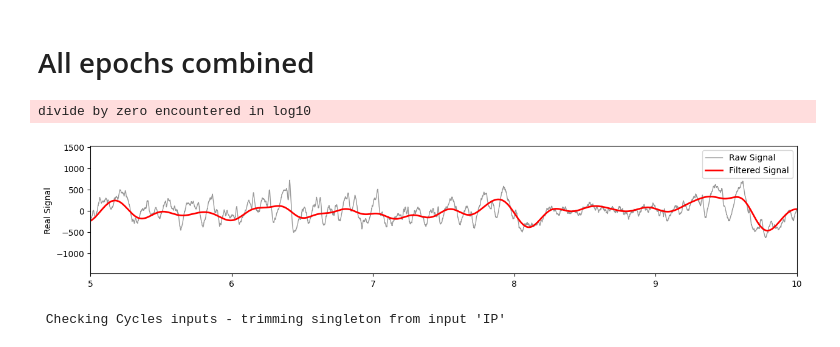
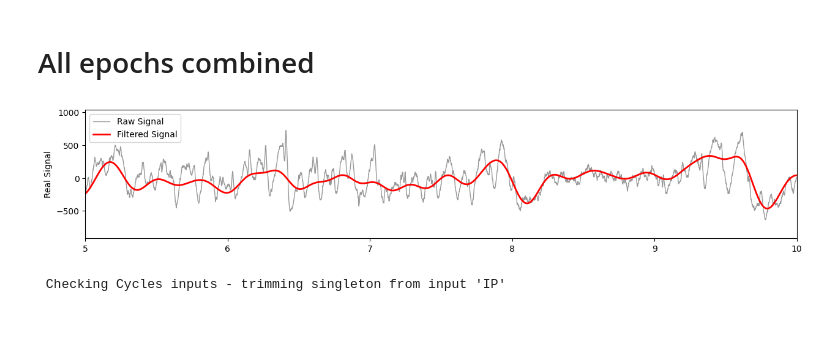
Before and after one commit to AbdelRayan/AutomaticSleepScoring, a Jupyter notebook: Nikhil/Delta_Detection.ipynb, the cells around one changed output. Cells and saved outputs as stored; diff of their text form; code cells hidden in the pictures.

```diff
--- a/Nikhil/Delta_Detection.ipynb
+++ b/Nikhil/Delta_Detection.ipynb
@@ -354,44 +355,41 @@ plt.ylabel('Trough values');
 # %% [markdown]
 # All epochs combined
 # %%
+# Joining all the NREM epochs and filtering the Delta band
+
 fs = 1000 # Sampling rate/frequency
 nrem_data = []
 for start, end in nrem_epochs:
   pfc_data_part = pfc_data[start*fs:end*fs]
   nrem_data.extend(pfc_data_part)
 nrem_data = np.array(nrem_data)
-# nrem_data = nrem_data[:fs*60*10]
+nrem_filtered_data = filter_signal(nrem_data, fs, 'bandpass', (0.1, 4), n_cycles=3, filter_type='iir', butterworth_order=6, remove_edges=False)
+
+# For testing, subset data
+# nrem_filtered_data = nrem_filtered_data[:fs*60*10]
-# %%
-n_cycles = 3
-nrem_filtered_data = filter_signal(nrem_data, fs, 'bandpass', (0.1, 4), n_cycles=n_cycles, filter_type='iir', butterworth_order=6, remove_edges=False)
-# %% [output]
-divide by zero encountered in log10
 # %%
 # Plot NREM filtered data
-t = np.arange(len(nrem_data)) / fs
+
+start = 0 # Start position for signal
+
+t = np.arange(fs*10) / fs
 plt.figure(figsize=(15,6))
 plt.subplot(2,1,1)
-plt.plot(t,nrem_data, 'k', label='Raw Signal', alpha=0.4, lw=1)
-plt.plot(t,nrem_filtered_data, 'r', label='Filtered Signal', lw=2)
+plt.plot(t,nrem_data[start:start+fs*10], 'k', label='Raw Signal', alpha=0.4, lw=1)
+plt.plot(t,nrem_filtered_data[start:start+fs*10], 'r', label='Filtered Signal', lw=2)
 plt.ylabel('Real Signal')
 plt.legend()
 plt.xlim((5,10));
 # %% [output]
-[figure, old version]
+[figure, new version]
-# %%
-# Get cycles
-IP, IF, IA = emd.spectra.frequency_transform(nrem_filtered_data, 1000, 'nht')
-C = emd.cycles.Cycles(IP)
-C.compute_cycle_metric('max_amp', IA, func=np.max)
-C.compute_cycle_metric('duration_samples', IA, func=len)
-C.compute_cycle_metric('trough_values', nrem_filtered_data, func=np.min)
-C.compute_cycle_metric('trough_position', nrem_filtered_data, func=np.argmin)
-
-# C.compute_cycle_metric('peak', nrem_filtered_data, func=np.max)
-# C.compute_cycle_metric('peak_position', nrem_filtered_data, func=np.argmax)
-# C.compute_cycle_metric('peak_to_trough_position', nrem_filtered_data, func=lambda x: np.argmin(x)-np.argmax(x))
-# %% [output]
- Checking Cycles inputs - trimming singleton from input 'IP'
+# %%
+# Extract Instantaneous phase (IP), frequency and amplitude (from Hilbert Transform)
+IP, IF, IA = emd.spectra.frequency_transform(nrem_filtered_data, 1000, 'nht')
+
+# Get cycles using IP
+C = emd.cycles.Cycles(IP)
+# %% [output]
+ Checking Cycles inputs - trimming singleton from input 'IP'
 # %%
 def peak_before_trough(arr):
   trough_val = np.min(arr)
```
Also changed, not shown: parts of 13 cells of this notebook.
